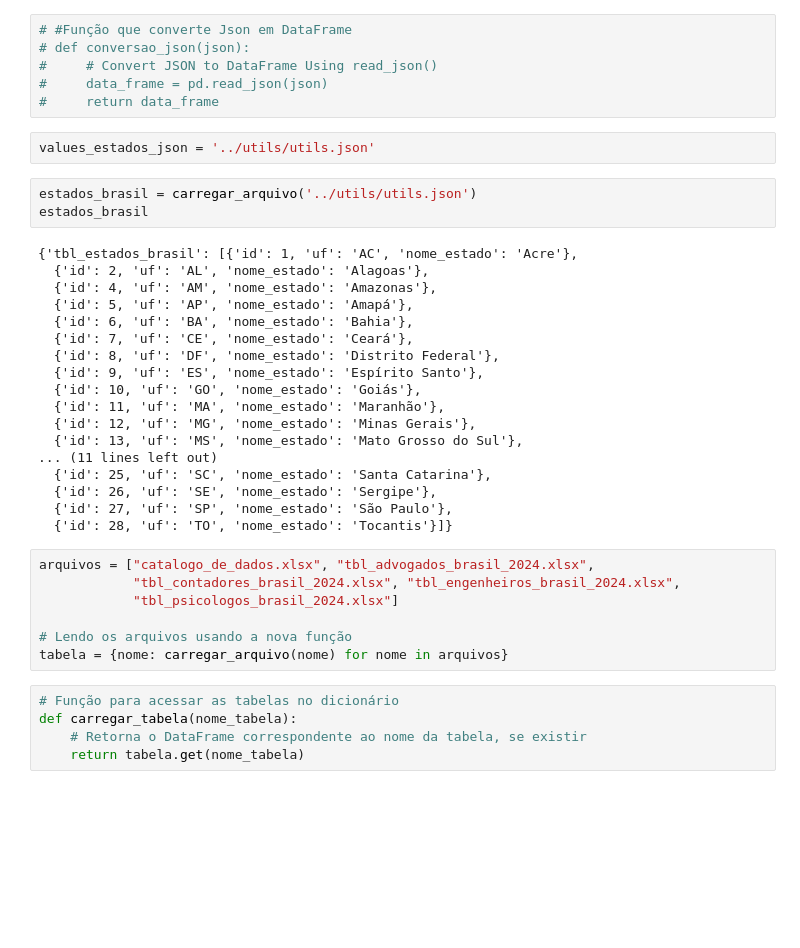
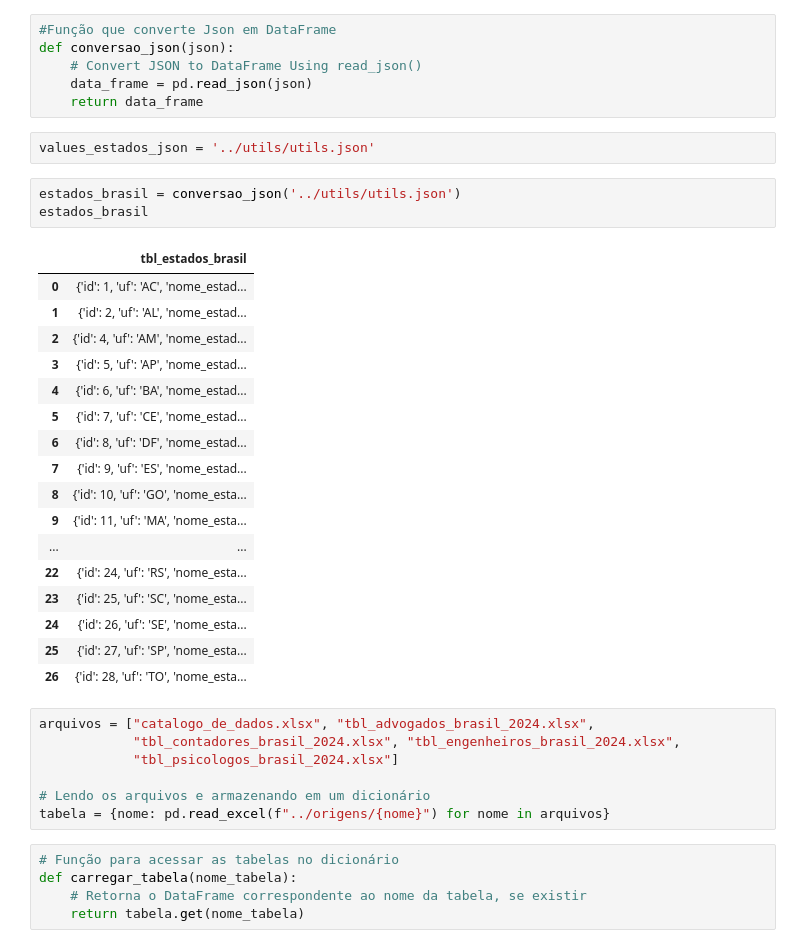
Before and after one commit to gfill99/distribuicao-de-profissoes, a Jupyter notebook: ingestao_de_dados/app/ingestao_de_dados.ipynb, the cells around one changed output. Drawn from its saved outputs; the diff is of its cells as text; blank space fills up the shorter version.

```diff
--- a/ingestao_de_dados/app/ingestao_de_dados.ipynb
+++ b/ingestao_de_dados/app/ingestao_de_dados.ipynb
@@ -75,41 +51,41 @@ origens_psicologos
 # %% [output]
 |  | estado | feminino | masculino |
 # %%
-# #Função que converte Json em DataFrame
-# def conversao_json(json):
-#     # Convert JSON to DataFrame Using read_json()
-#     data_frame = pd.read_json(json)
-#     return data_frame
+#Função que converte Json em DataFrame
+def conversao_json(json):
+    # Convert JSON to DataFrame Using read_json()
+    data_frame = pd.read_json(json)
+    return data_frame
 # %%
 values_estados_json = '../utils/utils.json'
 # %%
-estados_brasil = carregar_arquivo('../utils/utils.json')
+estados_brasil = conversao_json('../utils/utils.json')
 estados_brasil
 # %% [output]
-{'tbl_estados_brasil': [{'id': 1, 'uf': 'AC', 'nome_estado': 'Acre'},
-  {'id': 2, 'uf': 'AL', 'nome_estado': 'Alagoas'},
-  {'id': 4, 'uf': 'AM', 'nome_estado': 'Amazonas'},
-  {'id': 5, 'uf': 'AP', 'nome_estado': 'Amapá'},
-  {'id': 6, 'uf': 'BA', 'nome_estado': 'Bahia'},
-  {'id': 7, 'uf': 'CE', 'nome_estado': 'Ceará'},
-  {'id': 8, 'uf': 'DF', 'nome_estado': 'Distrito Federal'},
-  {'id': 9, 'uf': 'ES', 'nome_estado': 'Espírito Santo'},
-  {'id': 10, 'uf': 'GO', 'nome_estado': 'Goiás'},
-  {'id': 11, 'uf': 'MA', 'nome_estado': 'Maranhão'},
-  {'id': 12, 'uf': 'MG', 'nome_estado': 'Minas Gerais'},
-  {'id': 13, 'uf': 'MS', 'nome_estado': 'Mato Grosso do Sul'},
-... (11 lines left out)
-  {'id': 25, 'uf': 'SC', 'nome_estado': 'Santa Catarina'},
-  {'id': 26, 'uf': 'SE', 'nome_estado': 'Sergipe'},
-  {'id': 27, 'uf': 'SP', 'nome_estado': 'São Paulo'},
-  {'id': 28, 'uf': 'TO', 'nome_estado': 'Tocantis'}]}
+|  | tbl_estados_brasil |
+| 0 | {'id': 1, 'uf': 'AC', 'nome_estad... |
+| 1 | {'id': 2, 'uf': 'AL', 'nome_estad... |
+| 2 | {'id': 4, 'uf': 'AM', 'nome_estad... |
+| 3 | {'id': 5, 'uf': 'AP', 'nome_estad... |
+| 4 | {'id': 6, 'uf': 'BA', 'nome_estad... |
+| 5 | {'id': 7, 'uf': 'CE', 'nome_estad... |
+| 6 | {'id': 8, 'uf': 'DF', 'nome_estad... |
+| 7 | {'id': 9, 'uf': 'ES', 'nome_estad... |
+| 8 | {'id': 10, 'uf': 'GO', 'nome_esta... |
+| 9 | {'id': 11, 'uf': 'MA', 'nome_esta... |
+| ... | ... |
+| 22 | {'id': 24, 'uf': 'RS', 'nome_esta... |
+| 23 | {'id': 25, 'uf': 'SC', 'nome_esta... |
+| 24 | {'id': 26, 'uf': 'SE', 'nome_esta... |
+| 25 | {'id': 27, 'uf': 'SP', 'nome_esta... |
+| 26 | {'id': 28, 'uf': 'TO', 'nome_esta... |
 # %%
 arquivos = ["catalogo_de_dados.xlsx", "tbl_advogados_brasil_2024.xlsx",
             "tbl_contadores_brasil_2024.xlsx", "tbl_engenheiros_brasil_2024.xlsx",
             "tbl_psicologos_brasil_2024.xlsx"]
 
-# Lendo os arquivos usando a nova função
-tabela = {nome: carregar_arquivo(nome) for nome in arquivos}
+# Lendo os arquivos e armazenando em um dicionário
+tabela = {nome: pd.read_excel(f"../origens/{nome}") for nome in arquivos}
 # %%
 # Função para acessar as tabelas no dicionário
 def carregar_tabela(nome_tabela):
```
Also changed, not shown: parts of 31 cells of this notebook, 3 other files.
